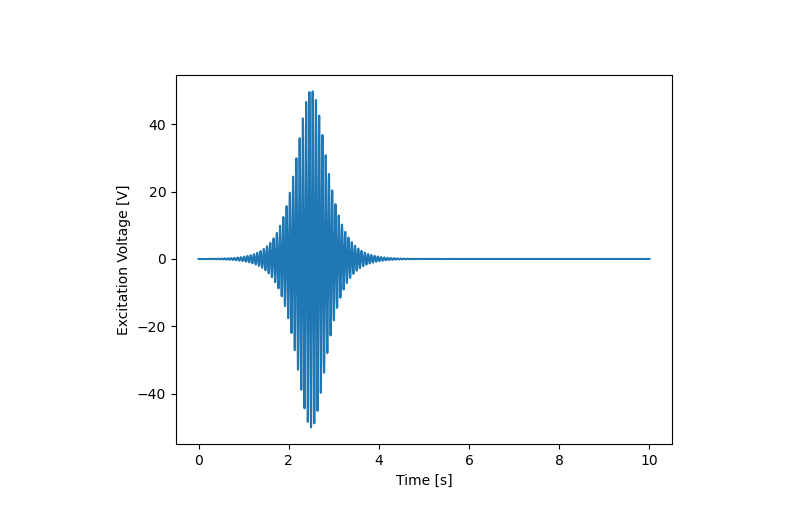
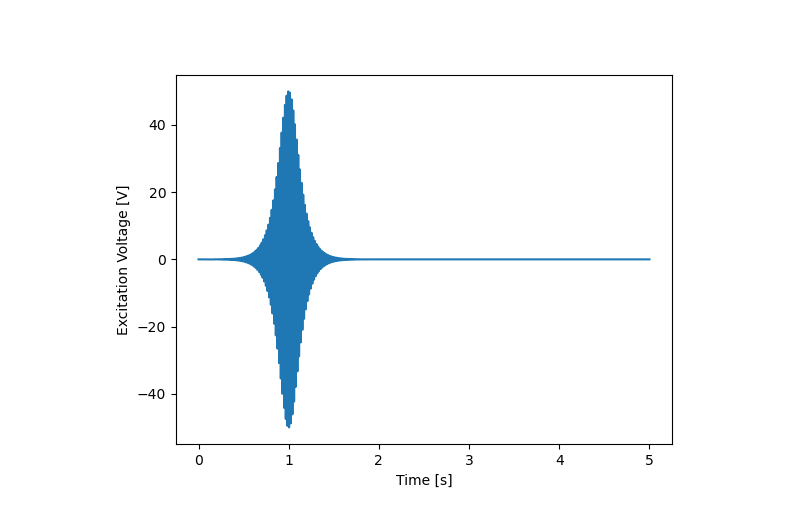
Before and after one commit to nimaet/Modeling, a Jupyter notebook: tasks/soliton/soliton1.ipynb, the cells around one changed output. Saved outputs shown, nothing was run; the diff lists cells and outputs as text; code cells hidden in the pictures.

```diff
--- a/tasks/soliton/soliton1.ipynb
+++ b/tasks/soliton/soliton1.ipynb
@@ -107,20 +213,20 @@ K_i: [8163.26530612 2366.86390533 8163.26530612 2366.86390533 2366.86390533
 # %%
 
 # def v_exc(t, A_exc=50, f0=f0, f1=f1, t_end=t_end):
 # 	return A_exc*np.sin(2*np.pi*(f0+ t*(f1-f0)/t_end) *t)
-t_end = 10
-def v_exc(t, A_exc=50, f_exc=86.9/(2*np.pi), t_end=t_end, tau=0.3):
-	t0 = t_end / 4
+
+def v_exc(t, A_exc=50, f_exc=341/(2*np.pi), t_end=t_end, tau=0.1):
+	t0 = t_end / 5
 	envelope = 1 / np.cosh((t - t0) / tau)
 	return A_exc * envelope * np.cos(2*np.pi*f_exc*t)
-t_eval = np.arange(0, t_end, 1/f1/20)
+
 plt.figure()
 plt.plot(t_eval, v_exc(t_eval))
 plt.xlabel('Time [s]')
 plt.ylabel('Excitation Voltage [V]')
 plt.show()
 # %% [output]
-[figure, old version]
+[figure, new version]
 # %%
 
 interface_idx = 4
```
Also changed, not shown: parts of 6 cells of this notebook, 1 other file.
